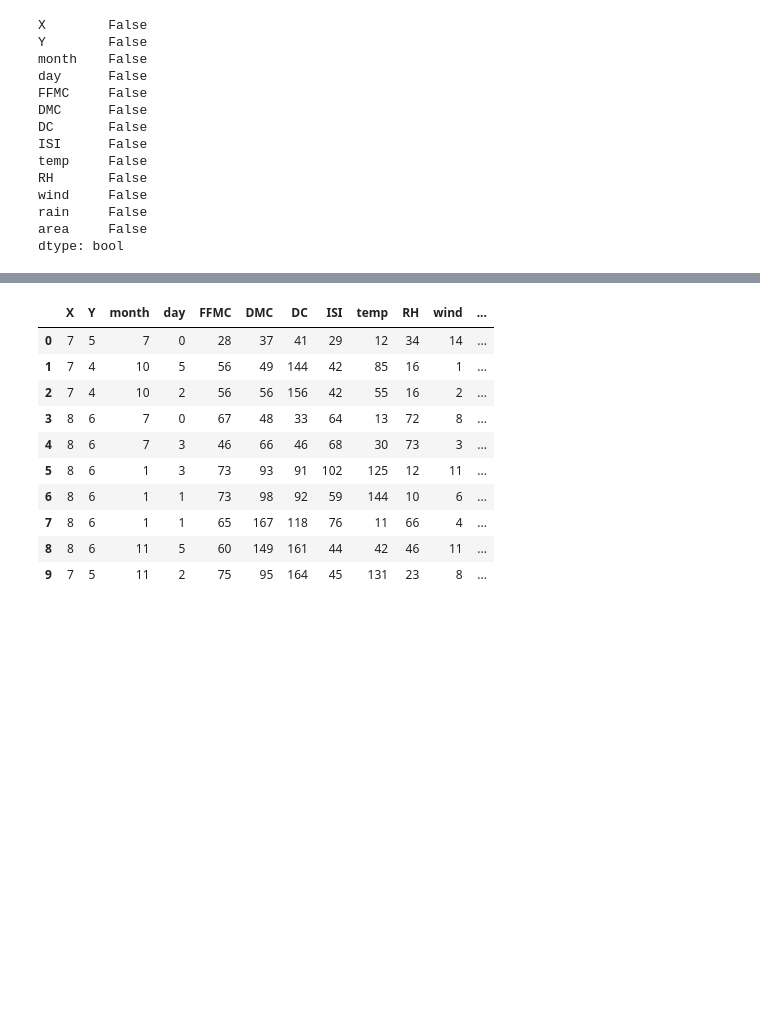
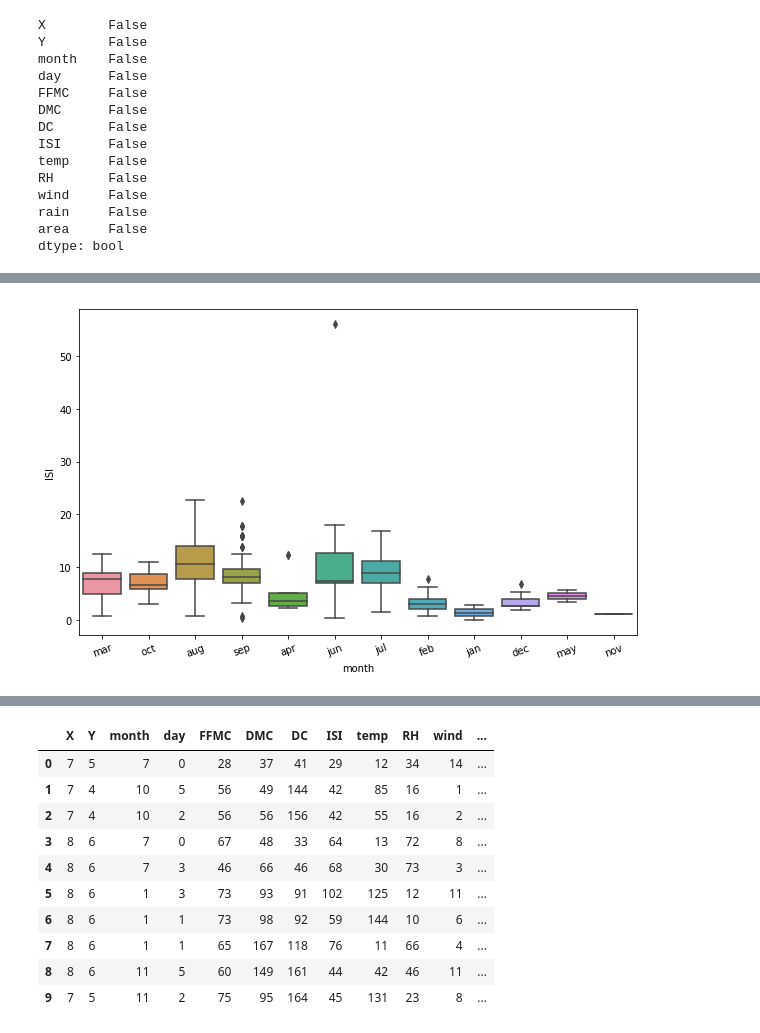
Before and after one commit to rishickesh/Data-science, a Jupyter notebook: forest.ipynb, the cells around one changed output, grey strips where cells are left out. Cells and saved outputs as stored; diff of their text form; code cells hidden in the pictures; blank space fills up the shorter version.

```diff
--- a/forest.ipynb
+++ b/forest.ipynb
@@ -59,0 +123,6 @@ sns.heatmap(ndata.corr(),annot = True,cmap="YlGnBu");
+# %%
+plt.figure(figsize=(10,6))
+g = sns.boxplot(y='ISI', x='month', data = ndata)
+g.set_xticklabels(g.get_xticklabels(),rotation=20);
+# %% [output]
+[figure, added]
```
Also changed, not shown: parts of 16 cells of this notebook.
